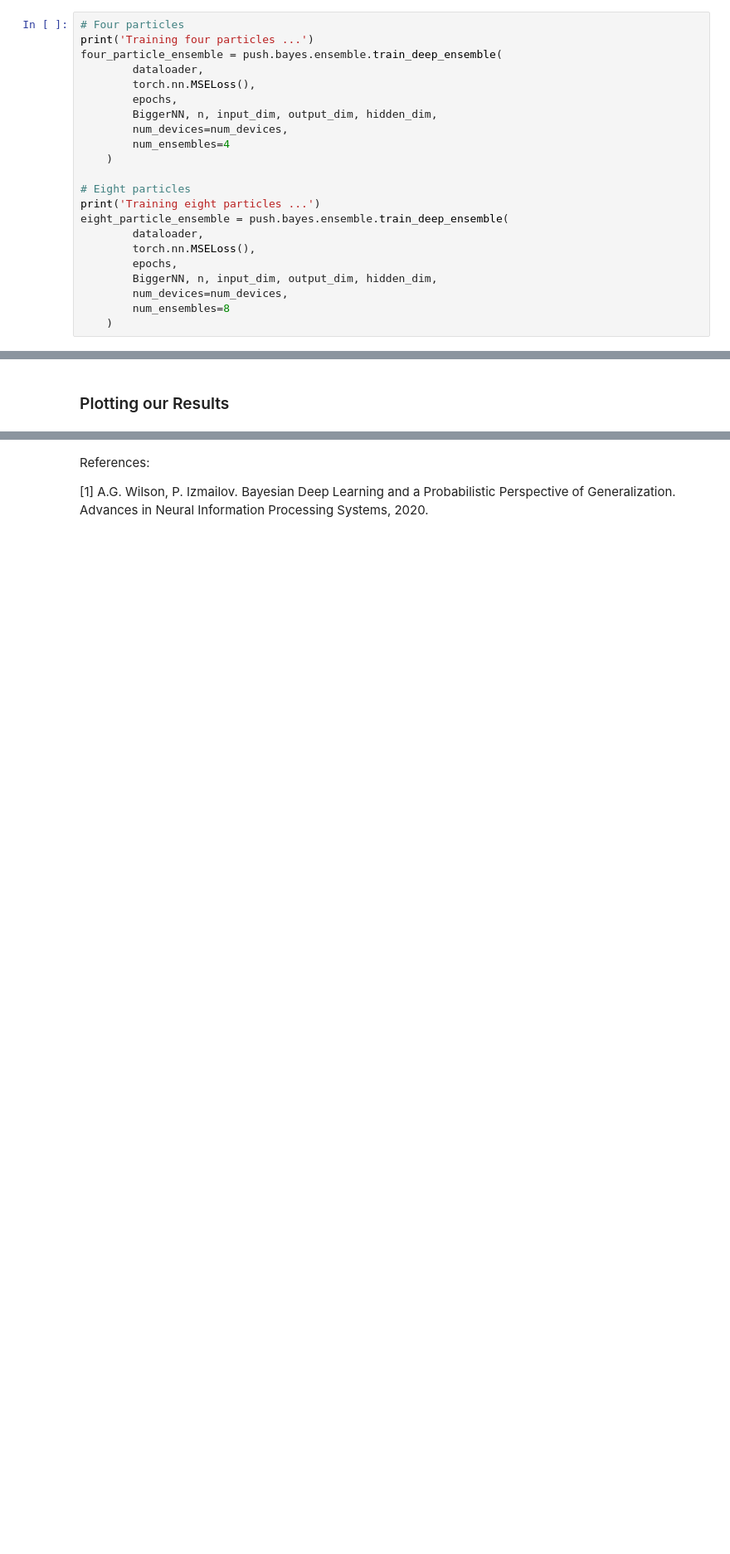
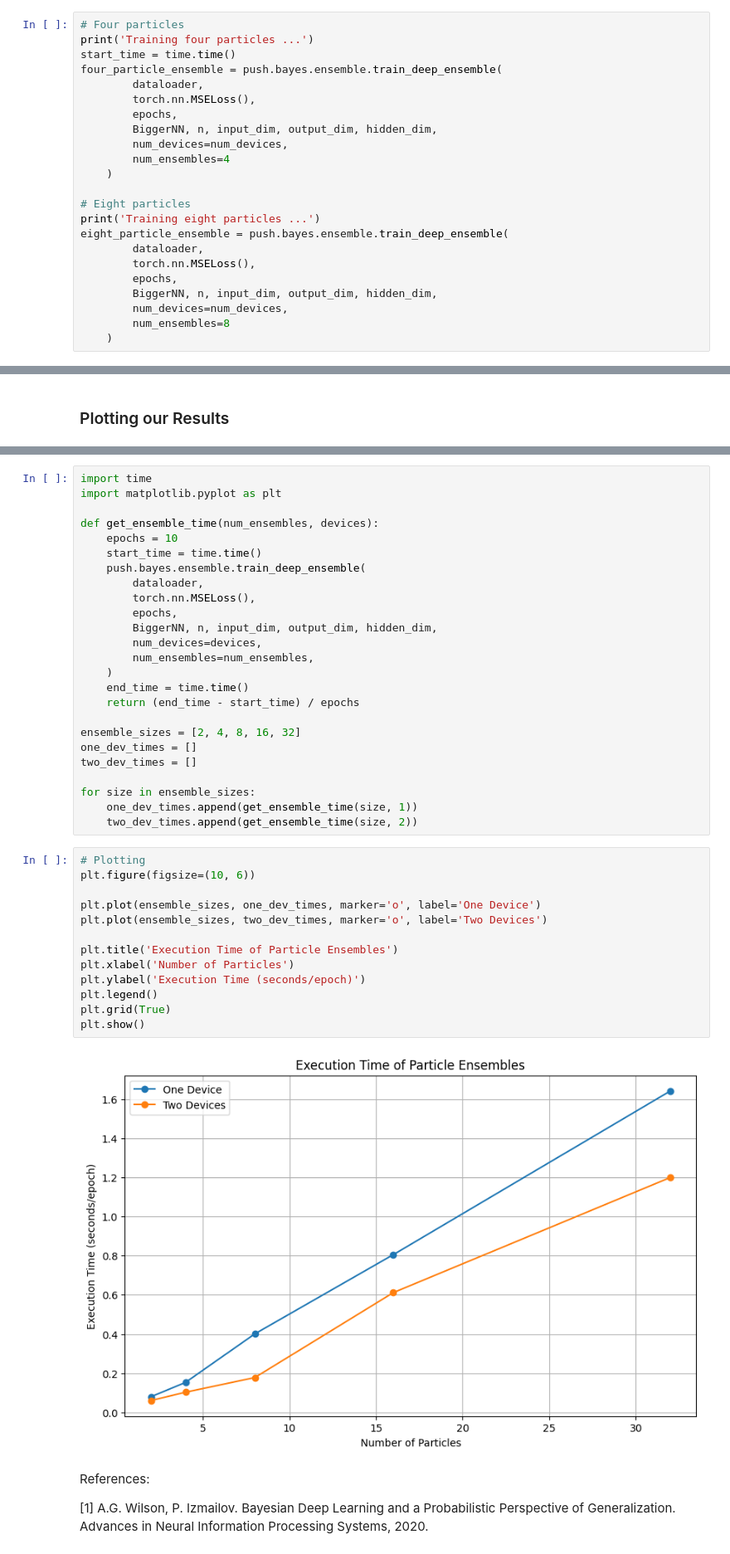
Before and after one commit to lbai-lab/push, a Jupyter notebook: docs/source/tutorials/01_Bayesian_Deep_Learning/bayesian_deep_learning.ipynb, the cells around one changed output, grey strips where cells are left out. Shown: that part at 83% size. Drawn from its saved outputs; the diff is of its cells as text; blank space fills up the shorter version.

```diff
--- a/docs/source/tutorials/01_Bayesian_Deep_Learning/bayesian_deep_learning.ipynb
+++ b/docs/source/tutorials/01_Bayesian_Deep_Learning/bayesian_deep_learning.ipynb
@@ -180,6 +181,7 @@ Training two particles ...
 # %%
 # Four particles
 print('Training four particles ...')
+start_time = time.time()
 four_particle_ensemble = push.bayes.ensemble.train_deep_ensemble(
         dataloader,
         torch.nn.MSELoss(),
@@ -307,3 +312,43 @@ plt.show()
+# %%
+import time
+import matplotlib.pyplot as plt
+
+def get_ensemble_time(num_ensembles, devices):
+    epochs = 10
+    start_time = time.time()
+    push.bayes.ensemble.train_deep_ensemble(
+        dataloader,
+        torch.nn.MSELoss(),
+        epochs,
+        BiggerNN, n, input_dim, output_dim, hidden_dim,
+        num_devices=devices,
+        num_ensembles=num_ensembles,
+    )
+    end_time = time.time()
+    return (end_time - start_time) / epochs
+
+ensemble_sizes = [2, 4, 8, 16, 32]
+one_dev_times = []
+two_dev_times = []
+
+for size in ensemble_sizes:
+    one_dev_times.append(get_ensemble_time(size, 1))
+    two_dev_times.append(get_ensemble_time(size, 2))
+# %%
+# Plotting
+plt.figure(figsize=(10, 6))
+
+plt.plot(ensemble_sizes, one_dev_times, marker='o', label='One Device')
+plt.plot(ensemble_sizes, two_dev_times, marker='o', label='Two Devices')
+
+plt.title('Execution Time of Particle Ensembles')
+plt.xlabel('Number of Particles')
+plt.ylabel('Execution Time (seconds/epoch)')
+plt.legend()
+plt.grid(True)
+plt.show()
+# %% [output]
+[figure, added]
 # %% [markdown]
 References:
 
```
Also changed, not shown: parts of 6 cells of this notebook, 1 other file.
